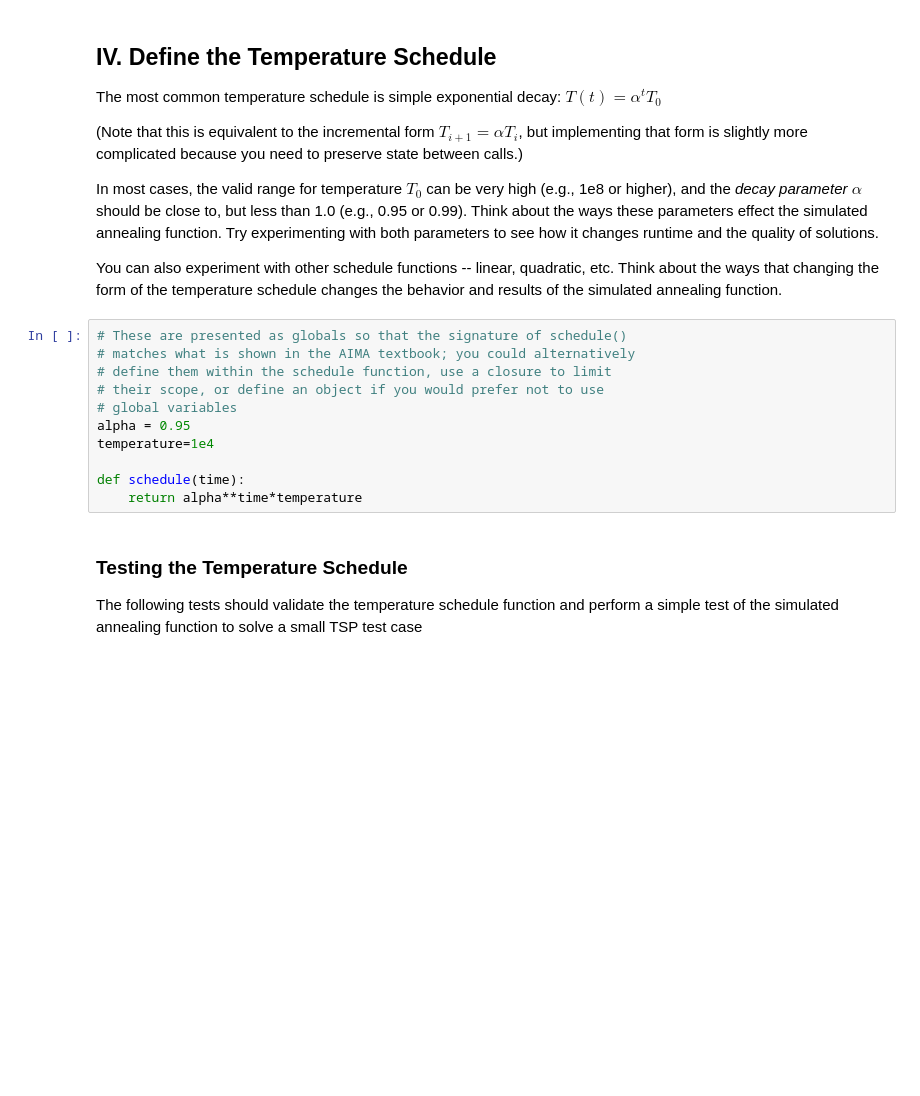
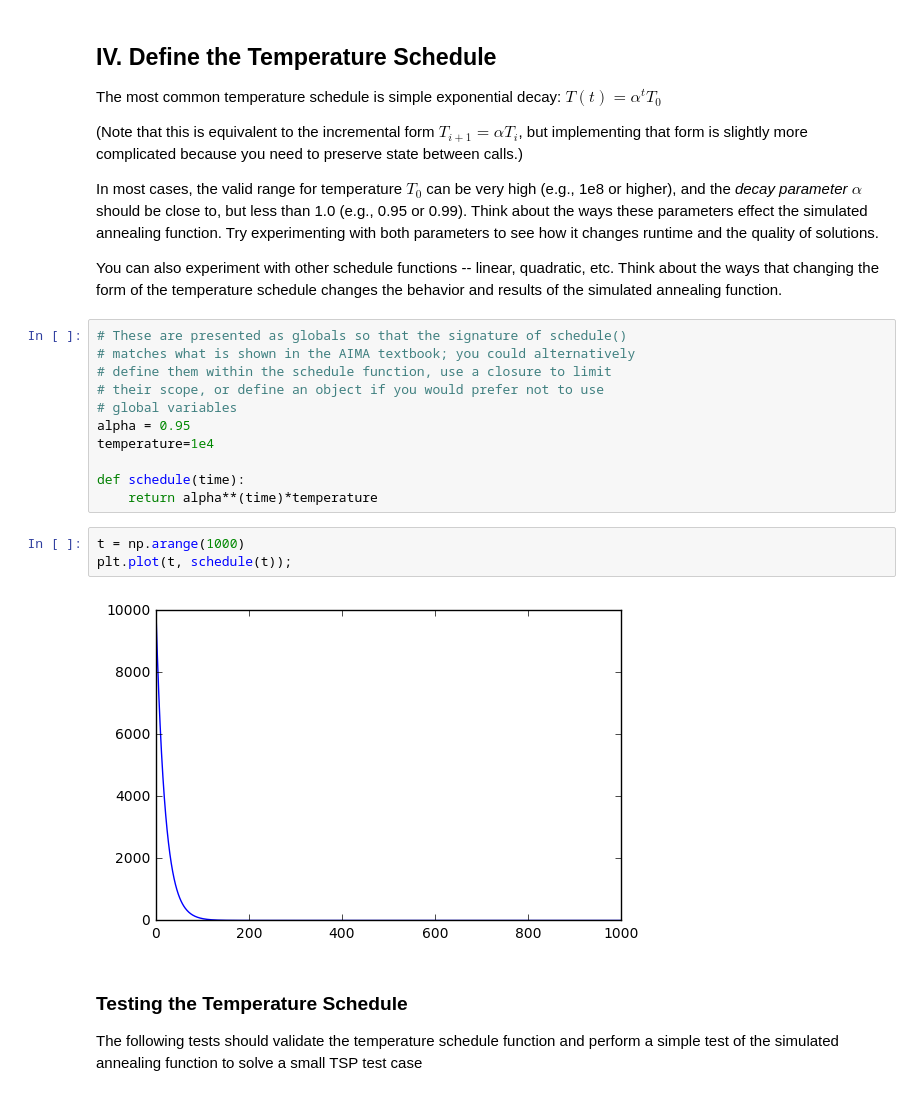
Before and after one commit to jdoepfert/AIND-Simulated_Annealing, a Jupyter notebook: AIND-Simulated_Annealing.ipynb, the cells around one changed output. Saved outputs shown, nothing was run; the diff lists cells and outputs as text; blank space fills up the shorter version.

```diff
--- a/AIND-Simulated_Annealing.ipynb
+++ b/AIND-Simulated_Annealing.ipynb
@@ -255,7 +255,12 @@ alpha = 0.95
 temperature=1e4
 
 def schedule(time):
-    return alpha**time*temperature
+    return alpha**(time)*temperature
+# %%
+t = np.arange(1000)
+plt.plot(t, schedule(t));
+# %% [output]
+[figure, added]
 # %% [markdown]
 ### Testing the Temperature Schedule
 The following tests should validate the temperature schedule function and perform a simple test of the simulated annealing function to solve a small TSP test case
```
Also changed, not shown: parts of 9 cells of this notebook.
